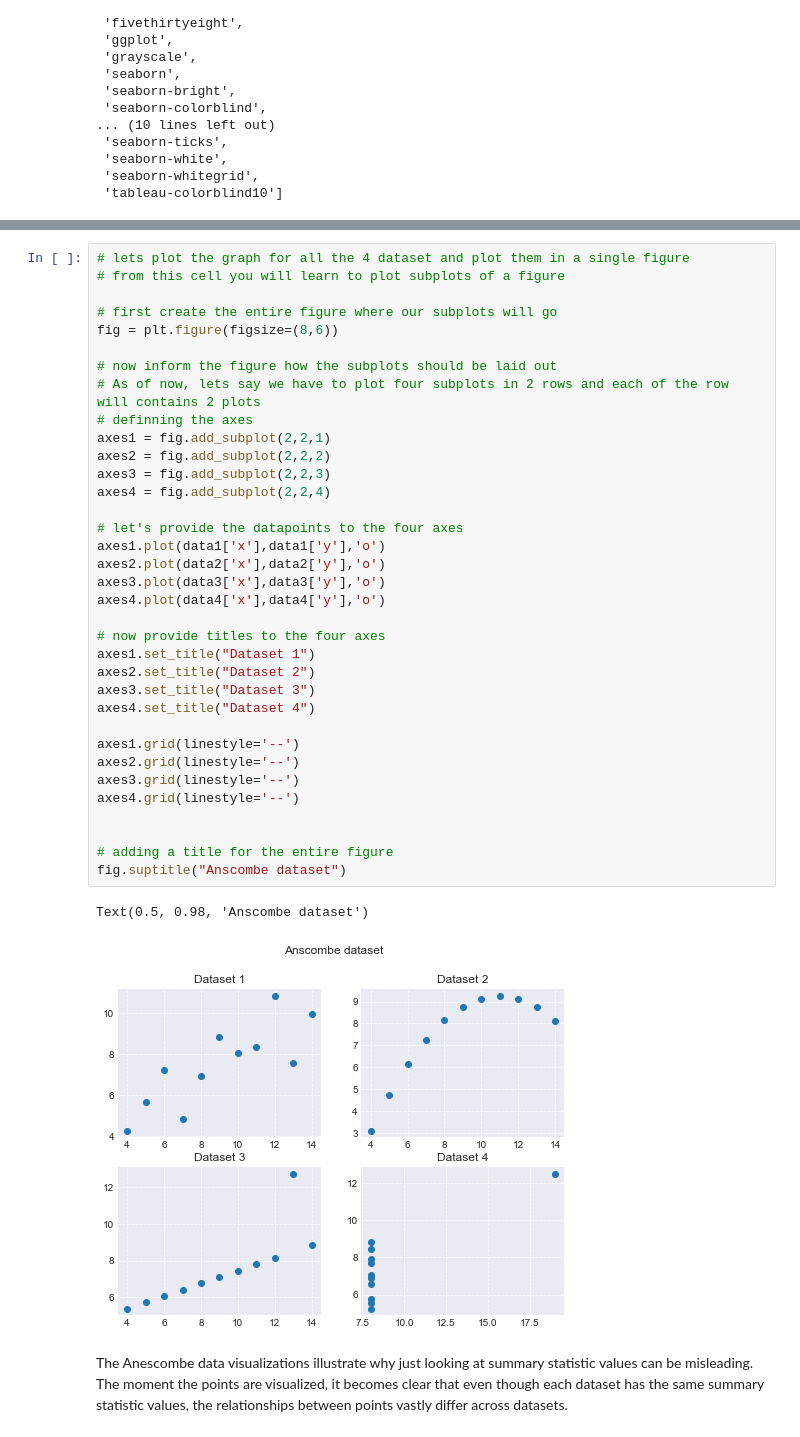
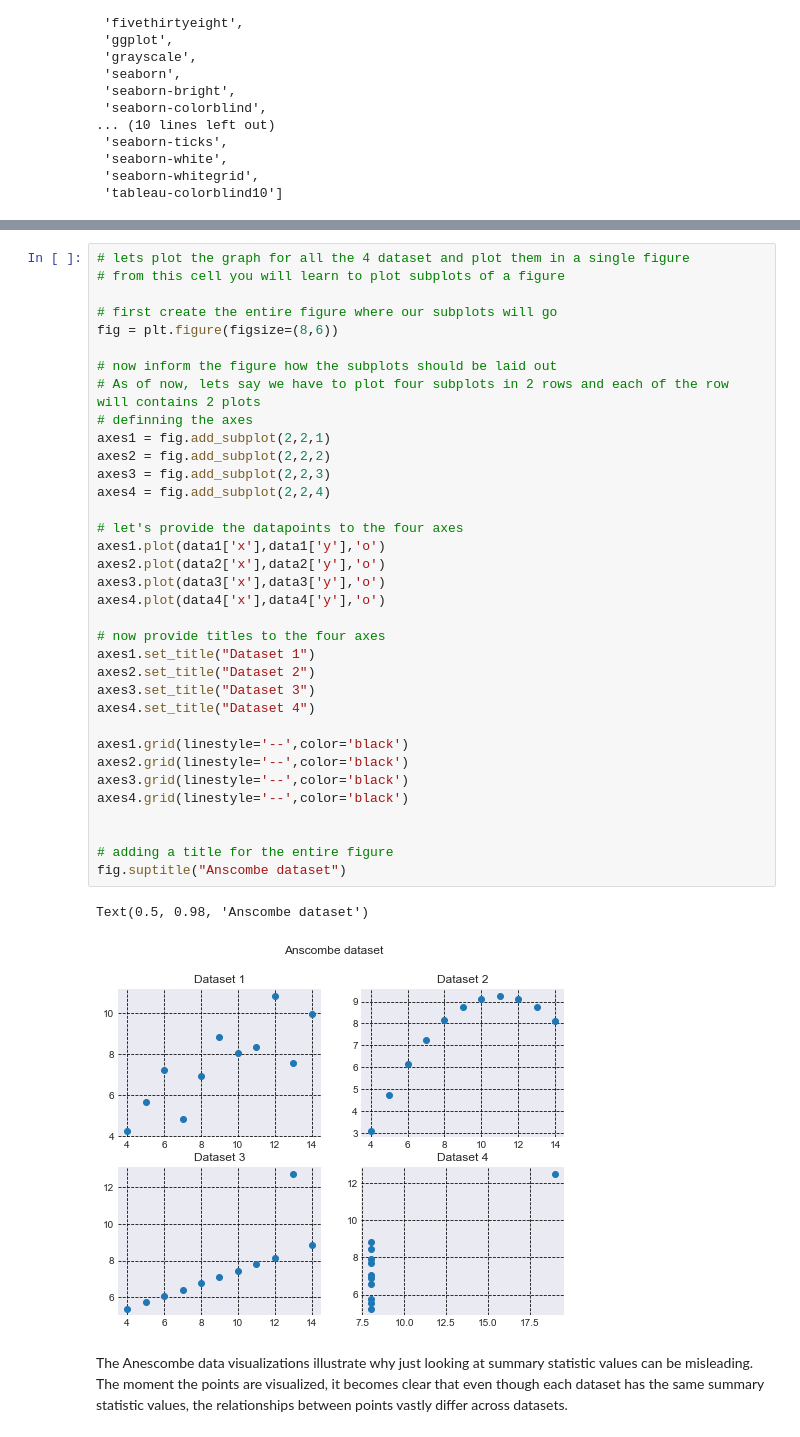
Before and after one commit to prakharjadaun/ML-Learn-With-Me, a Jupyter notebook: 06 - Introduction To Plotting.ipynb, the cells around one changed output, grey strips where cells are left out. Drawn from its saved outputs; the diff is of its cells as text.

```diff
--- a/06 - Introduction To Plotting.ipynb
+++ b/06 - Introduction To Plotting.ipynb
@@ -160,38 +160,38 @@ plt.show()
 
 # first create the entire figure where our subplots will go
 fig = plt.figure(figsize=(8,6))
 
 # now inform the figure how the subplots should be laid out
 # As of now, lets say we have to plot four subplots in 2 rows and each of the row will contains 2 plots
 # definning the axes
 axes1 = fig.add_subplot(2,2,1)
 axes2 = fig.add_subplot(2,2,2)
 axes3 = fig.add_subplot(2,2,3)
 axes4 = fig.add_subplot(2,2,4)
 
 # let's provide the datapoints to the four axes
 axes1.plot(data1['x'],data1['y'],'o')
 axes2.plot(data2['x'],data2['y'],'o')
 axes3.plot(data3['x'],data3['y'],'o')
 axes4.plot(data4['x'],data4['y'],'o')
 
 # now provide titles to the four axes
 axes1.set_title("Dataset 1")
 axes2.set_title("Dataset 2")
 axes3.set_title("Dataset 3")
 axes4.set_title("Dataset 4")
 
-axes1.grid(linestyle='--')
-axes2.grid(linestyle='--')
-axes3.grid(linestyle='--')
-axes4.grid(linestyle='--')
+axes1.grid(linestyle='--',color='black')
+axes2.grid(linestyle='--',color='black')
+axes3.grid(linestyle='--',color='black')
+axes4.grid(linestyle='--',color='black')
 
 
 # adding a title for the entire figure
 fig.suptitle("Anscombe dataset")
 # %% [output]
 Text(0.5, 0.98, 'Anscombe dataset')
-[figure, old version]
+[figure, new version]
 # %% [markdown]
 The Anescombe data visualizations illustrate why just looking at summary statistic values can be misleading. The moment the points are visualized, it becomes clear that even though each dataset has the same summary statistic values, the relationships between points vastly differ across datasets.
 # %% [markdown]
```
Also changed, not shown: parts of 23 cells of this notebook.
